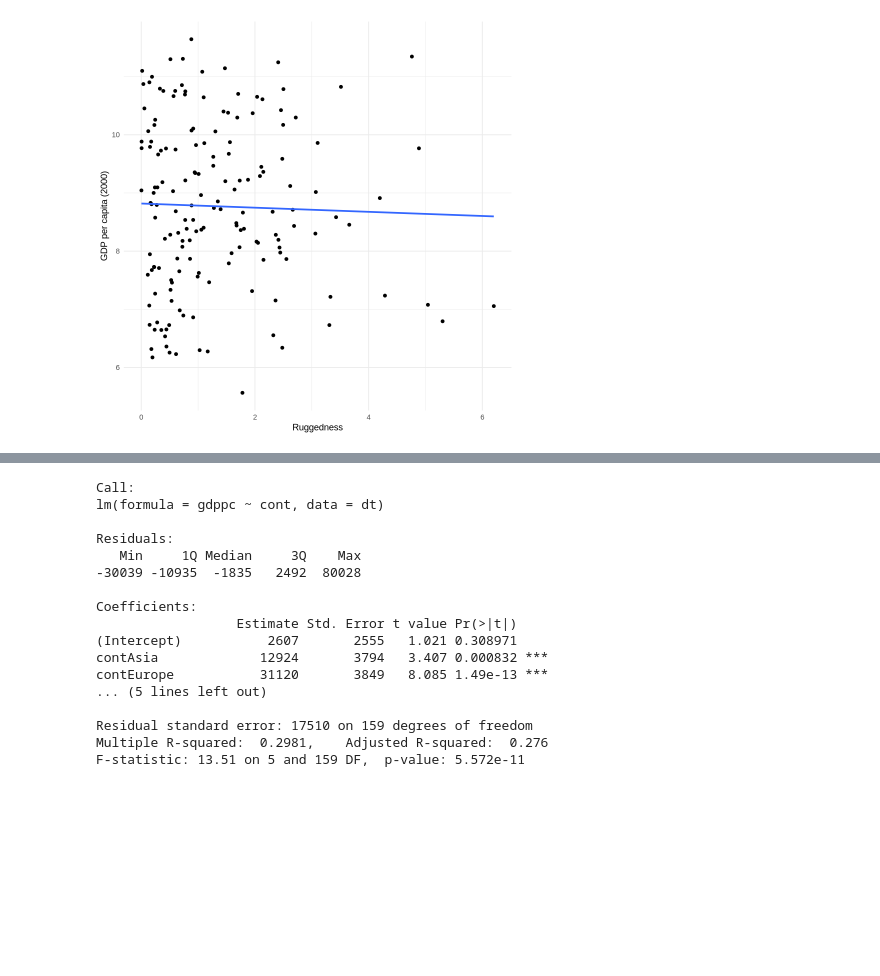
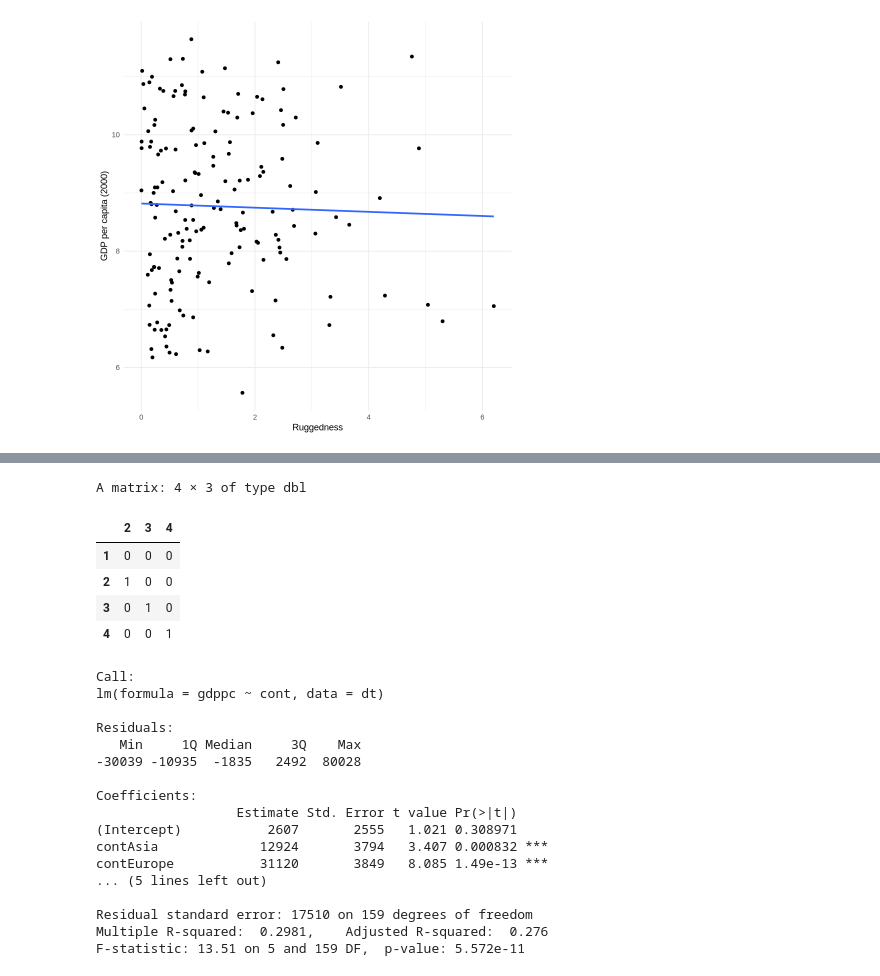
Before and after one commit to febse/econ2026, a Jupyter notebook: 10-Interaction.ipynb, the cells around one changed output, grey strips where cells are left out. Drawn from its saved outputs; the diff is of its cells as text; code cells hidden in the pictures; blank space fills up the shorter version.

```diff
--- a/10-Interaction.ipynb
+++ b/10-Interaction.ipynb
@@ -72,3 +129,12 @@ dt |>
+# %%
+contr.treatment(4)
+# %% [output]
+A matrix: 4 × 3 of type dbl
+|  | 2 | 3 | 4 |
+| 1 | 0 | 0 | 0 |
+| 2 | 1 | 0 | 0 |
+| 3 | 0 | 1 | 0 |
+| 4 | 0 | 0 | 1 |
 # %%
 fit_main <- lm(gdppc ~ cont, data = dt)
 fit_main |> summary()
```
Also changed, not shown: parts of 1 cell of this notebook, 1 other file.
